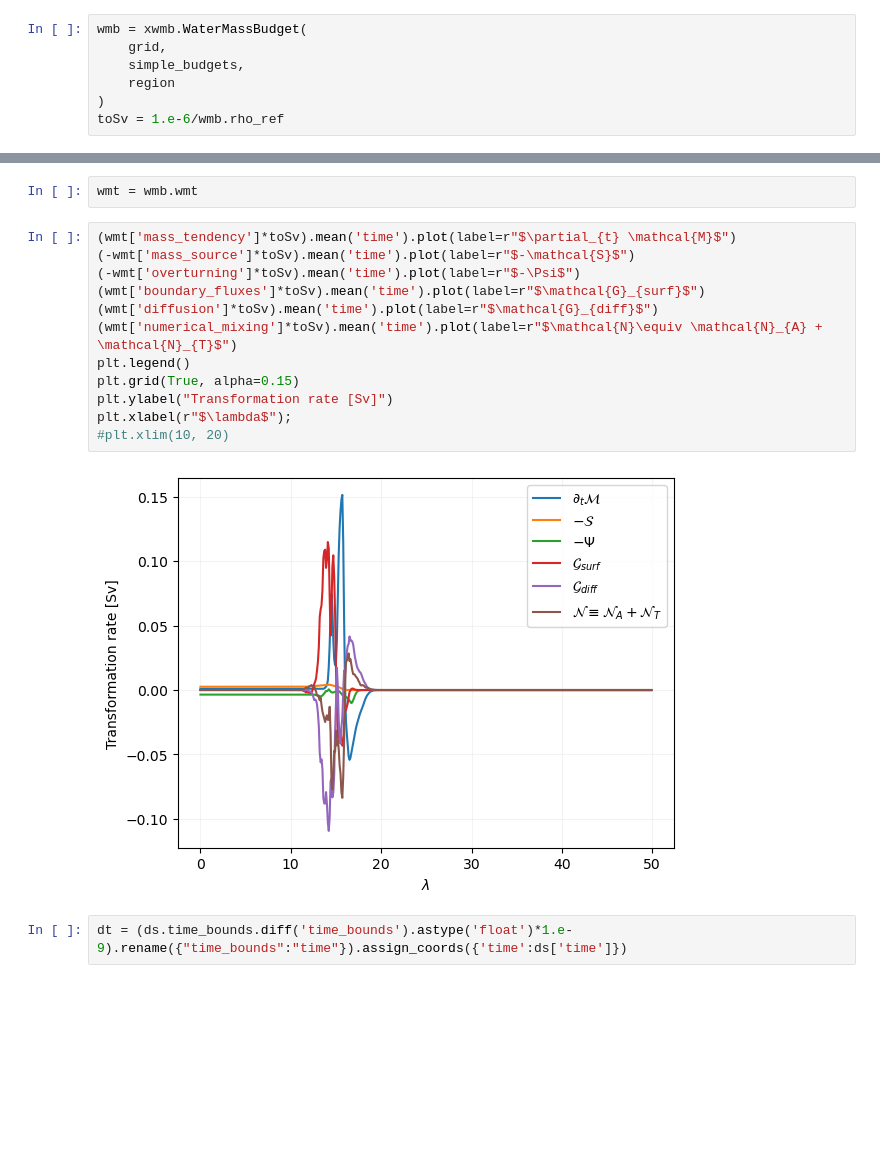
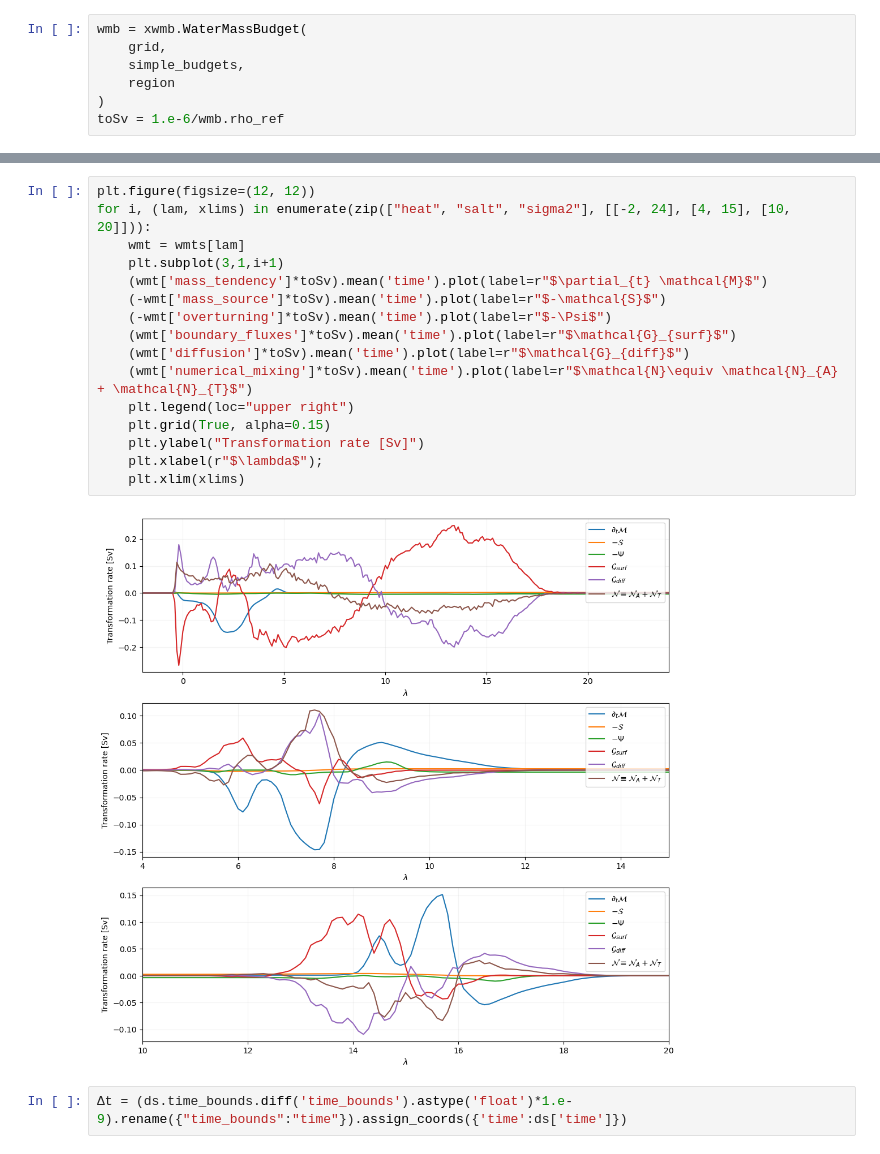
Before and after one commit to hdrake/xwmb, a Jupyter notebook: examples/Baltic_example.ipynb, the cells around one changed output, grey strips where cells are left out. Drawn from its saved outputs; the diff is of its cells as text; blank space fills up the shorter version.

Commit message:
Better plots but no substantial changes from last commit

```diff
--- a/examples/Baltic_example.ipynb
+++ b/examples/Baltic_example.ipynb
@@ -160,19 +174,21 @@ Process 'frazil_ice' for component salt is unavailable.
-# %%
-wmt = wmb.wmt
 # %%
-(wmt['mass_tendency']*toSv).mean('time').plot(label=r"$\partial_{t} \mathcal{M}$")
-(-wmt['mass_source']*toSv).mean('time').plot(label=r"$-\mathcal{S}$")
-(-wmt['overturning']*toSv).mean('time').plot(label=r"$-\Psi$")
-(wmt['boundary_fluxes']*toSv).mean('time').plot(label=r"$\mathcal{G}_{surf}$")
-(wmt['diffusion']*toSv).mean('time').plot(label=r"$\mathcal{G}_{diff}$")
-(wmt['numerical_mixing']*toSv).mean('time').plot(label=r"$\mathcal{N}\equiv \mathcal{N}_{A} + \mathcal{N}_{T}$")
-plt.legend()
-plt.grid(True, alpha=0.15)
-plt.ylabel("Transformation rate [Sv]")
-plt.xlabel(r"$\lambda$");
-#plt.xlim(10, 20)
+plt.figure(figsize=(12, 12))
+for i, (lam, xlims) in enumerate(zip(["heat", "salt", "sigma2"], [[-2, 24], [4, 15], [10, 20]])):
+    wmt = wmts[lam]
+    plt.subplot(3,1,i+1)
+    (wmt['mass_tendency']*toSv).mean('time').plot(label=r"$\partial_{t} \mathcal{M}$")
+    (-wmt['mass_source']*toSv).mean('time').plot(label=r"$-\mathcal{S}$")
+    (-wmt['overturning']*toSv).mean('time').plot(label=r"$-\Psi$")
+    (wmt['boundary_fluxes']*toSv).mean('time').plot(label=r"$\mathcal{G}_{surf}$")
+    (wmt['diffusion']*toSv).mean('time').plot(label=r"$\mathcal{G}_{diff}$")
+    (wmt['numerical_mixing']*toSv).mean('time').plot(label=r"$\mathcal{N}\equiv \mathcal{N}_{A} + \mathcal{N}_{T}$")
+    plt.legend(loc="upper right")
+    plt.grid(True, alpha=0.15)
+    plt.ylabel("Transformation rate [Sv]")
+    plt.xlabel(r"$\lambda$");
+    plt.xlim(xlims)
 # %% [output]
-[figure, old version]
+[figure, new version]
 # %%
-dt = (ds.time_bounds.diff('time_bounds').astype('float')*1.e-9).rename({"time_bounds":"time"}).assign_coords({'time':ds['time']})
+Δt = (ds.time_bounds.diff('time_bounds').astype('float')*1.e-9).rename({"time_bounds":"time"}).assign_coords({'time':ds['time']})
 # %%
```
Also changed, not shown: parts of 3 cells of this notebook.
